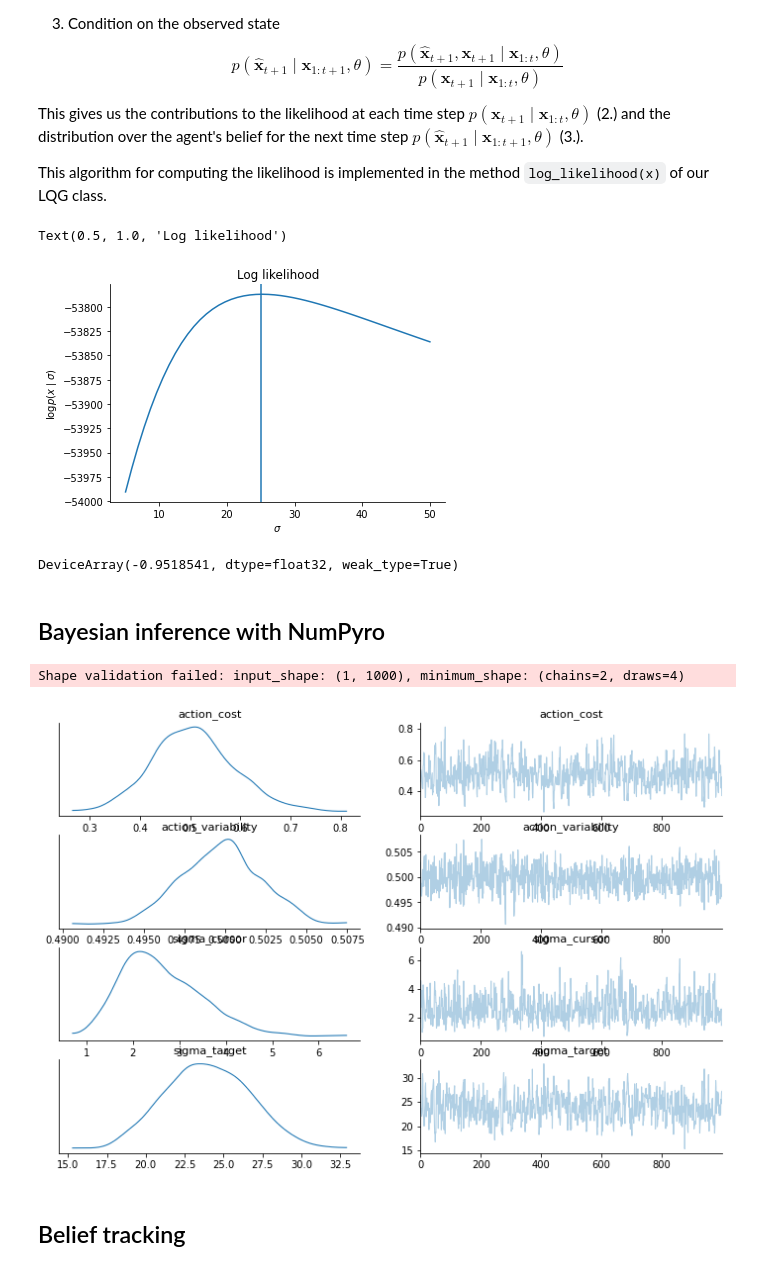
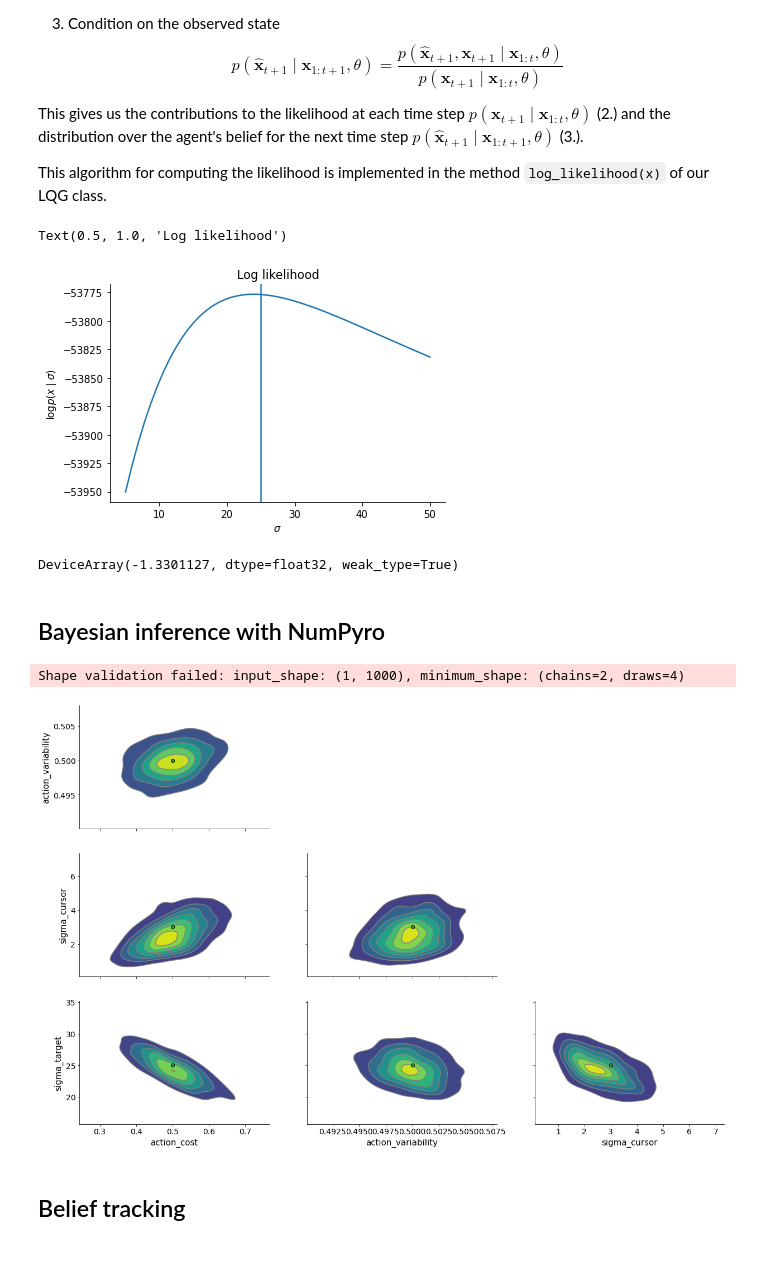
Before and after one commit to RothkopfLab/lqg, a Jupyter notebook: CCN_2022_Tutorial.ipynb, the cells around one changed output. Drawn from its saved outputs; the diff is of its cells as text; code cells hidden in the pictures.

```diff
--- a/CCN_2022_Tutorial.ipynb
+++ b/CCN_2022_Tutorial.ipynb
@@ -570,34 +602,35 @@ This algorithm for computing the likelihood is implemented in the method `log_li
 true_params = dict(sigma_target=25.,
                    action_variability=0.5,
                    action_cost=0.5,
-                   sigma_cursor=1.)
+                   sigma_cursor=3.)
 
 # simulate some data
 model = BoundedActor(**true_params)
-x = model.simulate(random.PRNGKey(1), n=50, T=500)
+x = model.simulate(random.PRNGKey(100), n=50, T=500)
+
+# log likelihood of one parameter, keeping others constant at the true value
+def ll(sigma):
+  return BoundedActor(sigma_target=sigma,
+                      action_variability=true_params["action_variability"],
+                      action_cost=true_params["action_cost"],
+                      sigma_cursor=true_params["sigma_cursor"]
+                      ).log_likelihood(x).sum()
 
 # range of parameter values
 sigmas = jnp.linspace(5., 50.)
 
-# likelihood of one parameter, keeping others constant at the true value
-def log_likelihood(sigma):
-  return BoundedActor(sigma_target=sigma,
-                      action_variability=true_params["action_variability"],
-                      action_cost=true_params["action_cost"],
-                      sigma_cursor=true_params["sigma_cursor"]).log_likelihood(x).sum()
-
-plt.plot(sigmas, vmap(log_likelihood)(sigmas))
+plt.plot(sigmas, vmap(ll)(sigmas))
 plt.axvline(25.)
 plt.xlabel(r"$\sigma$")
 plt.ylabel(r"$\log p(x \mid \sigma)$")
 plt.title("Log likelihood")
 # %% [output]
 Text(0.5, 1.0, 'Log likelihood')
-[figure, old version]
+[figure, new version]
 # %%
-grad(log_likelihood)(28.)
+grad(ll)(28.)
 # %% [output]
-DeviceArray(-0.9518541, dtype=float32, weak_type=True)
+DeviceArray(-1.3301127, dtype=float32, weak_type=True)
 # %% [markdown]
 ## Bayesian inference with NumPyro
 # %%
@@ -626,12 +659,12 @@ mcmc.run(random.PRNGKey(0), x)
 # %%
 inference_data = az.from_numpyro(mcmc)
 
-az.plot_trace(inference_data)
+az.plot_pair(inference_data, reference_values=true_params, kind="kde")
 
 summary = az.summary(inference_data)
 # %% [output]
 Shape validation failed: input_shape: (1, 1000), minimum_shape: (chains=2, draws=4)
-[figure, old version]
+[figure, new version]
 # %% [markdown]
 ## Belief tracking
 # %%
```
Also changed, not shown: parts of 19 cells of this notebook.
